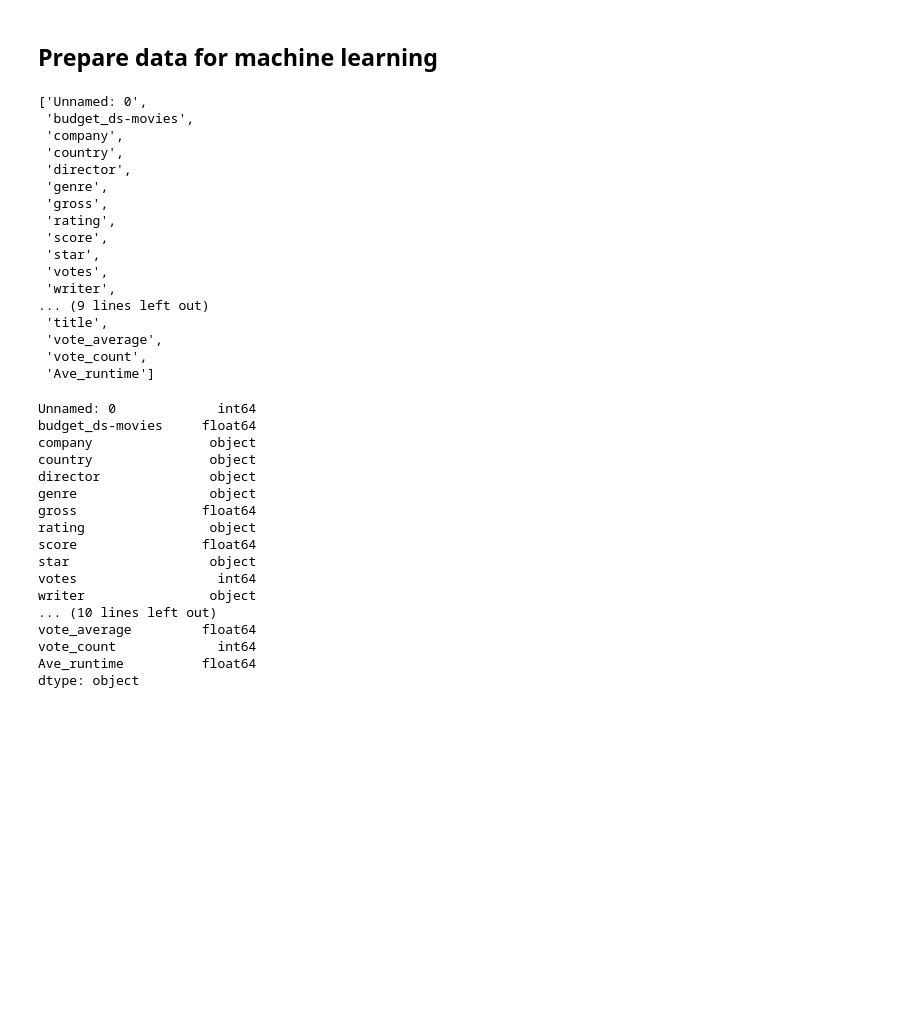
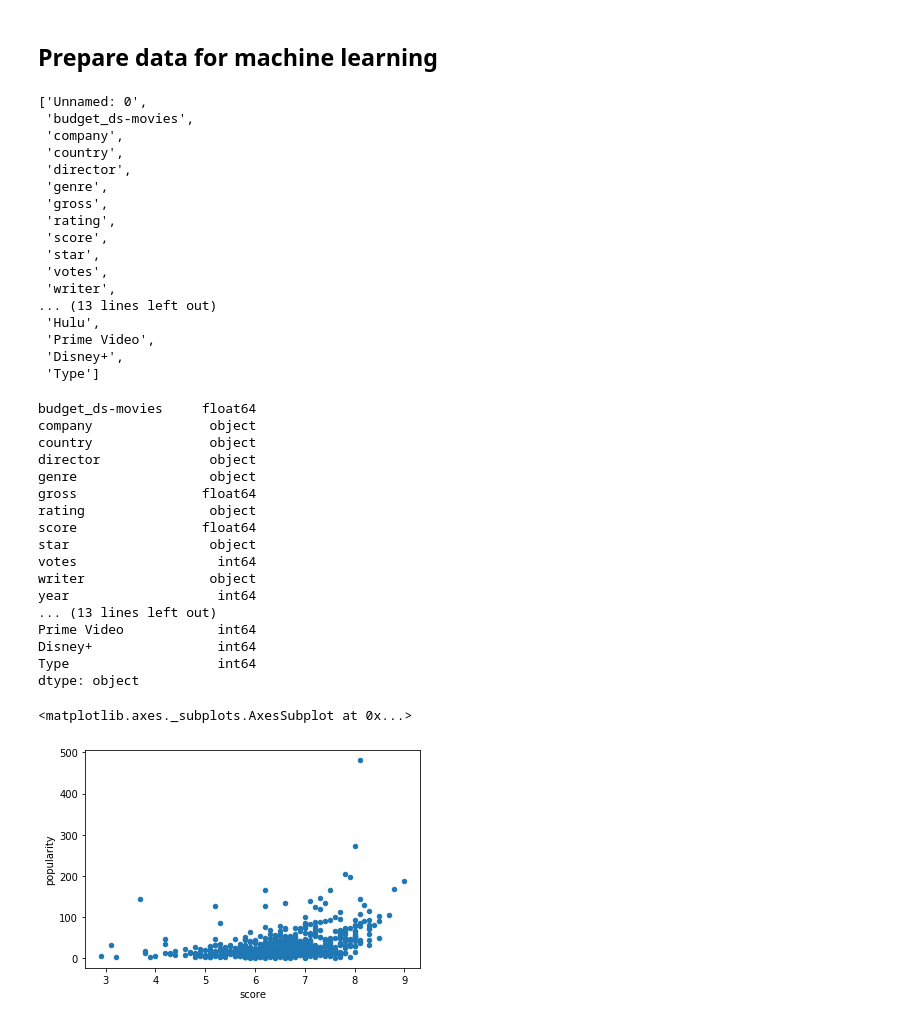
Before and after one commit to Daniel-Schroeder15/Movies_project, a Jupyter notebook: Data_pre-processing_for_ML.ipynb, the cells around one changed output. Cells and saved outputs as stored; diff of their text form; code cells hidden in the pictures; blank space fills up the shorter version.

```diff
--- a/Data_pre-processing_for_ML.ipynb
+++ b/Data_pre-processing_for_ML.ipynb
@@ -22,0 +12,5 @@ movies_df
+# %%
+# Loading merged dataset Final_allDatasets_df.csv
+path = "Merged_datasets/Final_allDatasets_df.csv"
+movies_df = pd.read_csv(path)
+movies_df
@@ -38,16 +46,17 @@ movies_df.columns.tolist()
  'star',
  'votes',
  'writer',
-... (9 lines left out)
- 'title',
- 'vote_average',
- 'vote_count',
- 'Ave_runtime']
+... (13 lines left out)
+ 'Hulu',
+ 'Prime Video',
+ 'Disney+',
+ 'Type']
+# %%
+movies_df = movies_df.drop(columns=['Unnamed: 0'])
 # %%
 # Check data type for columns
 movies_df.dtypes
 # %% [output]
-Unnamed: 0             int64
 budget_ds-movies     float64
 company               object
 country               object
@@ -59,8 +68,15 @@ score                float64
 star                  object
 votes                  int64
 writer                object
-... (10 lines left out)
-vote_average         float64
-vote_count             int64
-Ave_runtime          float64
+year                   int64
+... (13 lines left out)
+Prime Video            int64
+Disney+                int64
+Type                   int64
 dtype: object
+# %%
+# Find correlation between score and popularity
+movies_df.plot(x='score', y='popularity', kind='scatter')
+# %% [output]
+<matplotlib.axes._subplots.AxesSubplot at 0x...>
+[figure, added]
```
Also changed, not shown: parts of 38 cells of this notebook.
